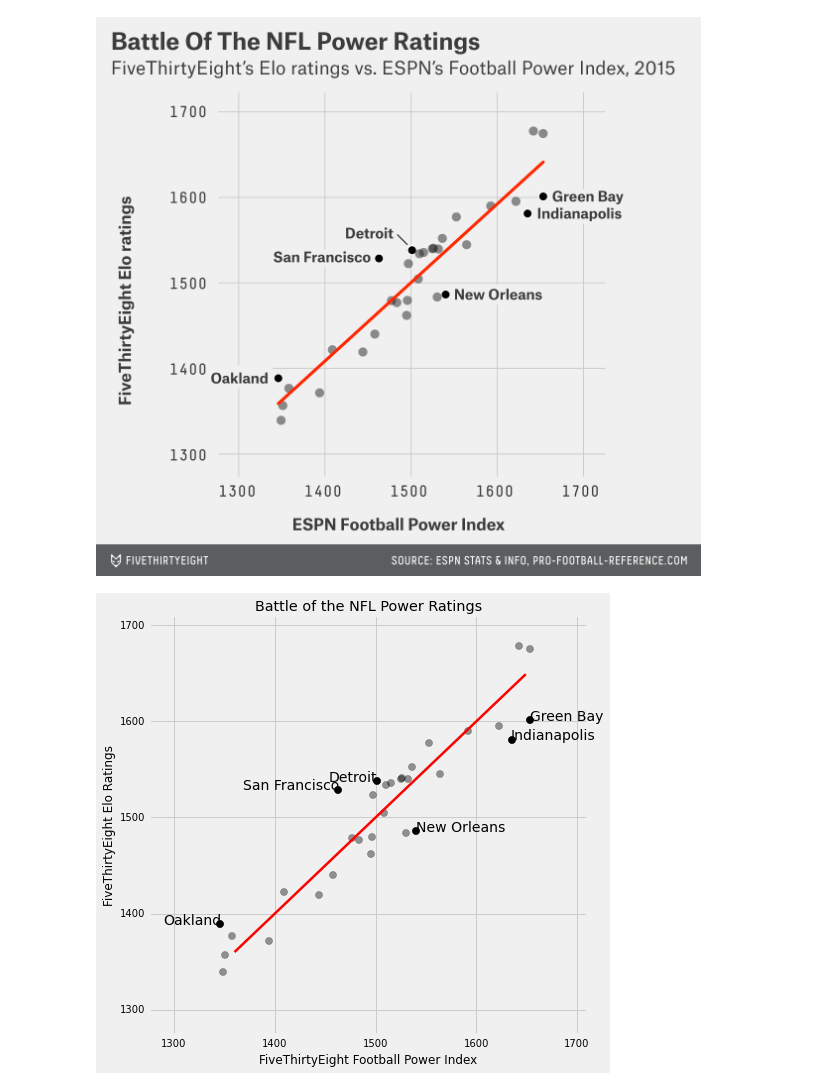
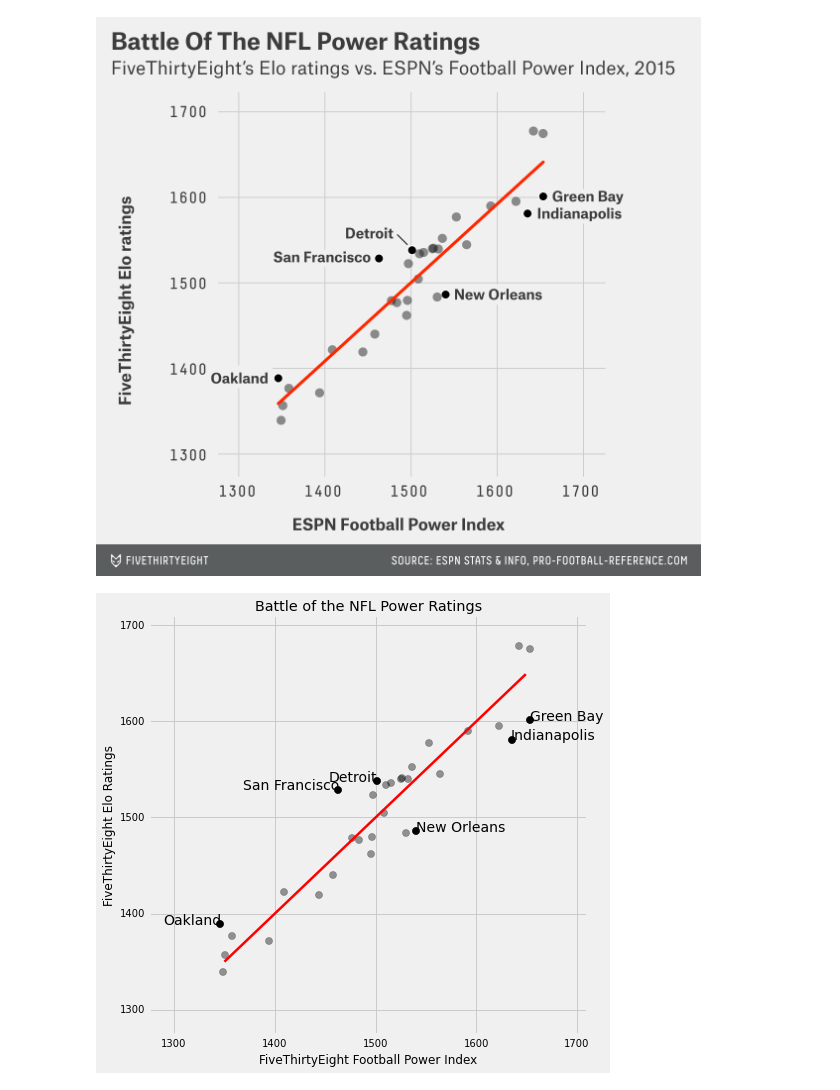
Before and after one commit to uwescience/python-seminar-2015, a Jupyter notebook: matplotlib/matplotlib-solutions.ipynb, the cells around one changed output. Cells and saved outputs as stored; diff of their text form; code cells hidden in the pictures.

```diff
--- a/matplotlib/matplotlib-solutions.ipynb
+++ b/matplotlib/matplotlib-solutions.ipynb
@@ -298,35 +297,35 @@ with plt.style.context('fivethirtyeight'):
                color='k', s=50)
 
     # Draw correlation line
-    one_to_one = range(1360, 1650)
+    one_to_one = range(1350, 1650)
     ax.plot(one_to_one, one_to_one, color='r', linewidth=2.5)
 
     # Make axis labels
     ax.set(title='Battle of the NFL Power Ratings',
            ylabel='FiveThirtyEight Elo Ratings',
            xlabel='FiveThirtyEight Football Power Index')
 
     # Make team labels
     for team in left_label:
         condition = table['Team'] == team
         ax.text(table['FPI'][condition].values,
                 table['ELO'][condition].values,
                 team, ha='right')
 
     for team in right_label:
         condition = table['Team'] == team
         ax.text(table['FPI'][condition].values,
                 table['ELO'][condition].values,
                 team, ha='left')
 
     # Force axis limits
     limits = (1275, 1710)
     ax.set_xlim(limits)
     ax.set_ylim(limits)
 
     # Set where grid lines are drawn
     grid_lines = range(1300, 1800, 100)
     ax.set_xticks(grid_lines)
     ax.set_yticks(grid_lines)
 # %% [output]
-[figure, old version]
+[figure, new version]
```
Also changed, not shown: parts of 6 cells of this notebook.
